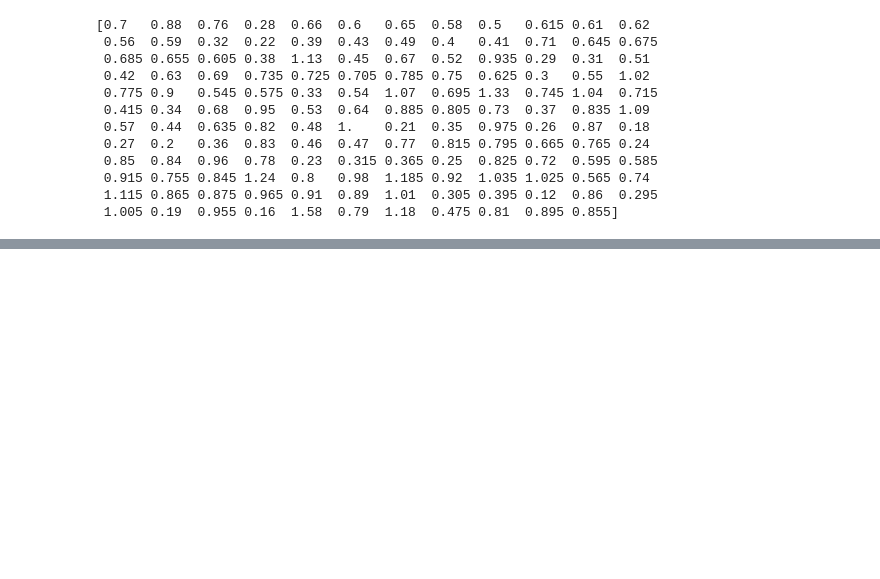
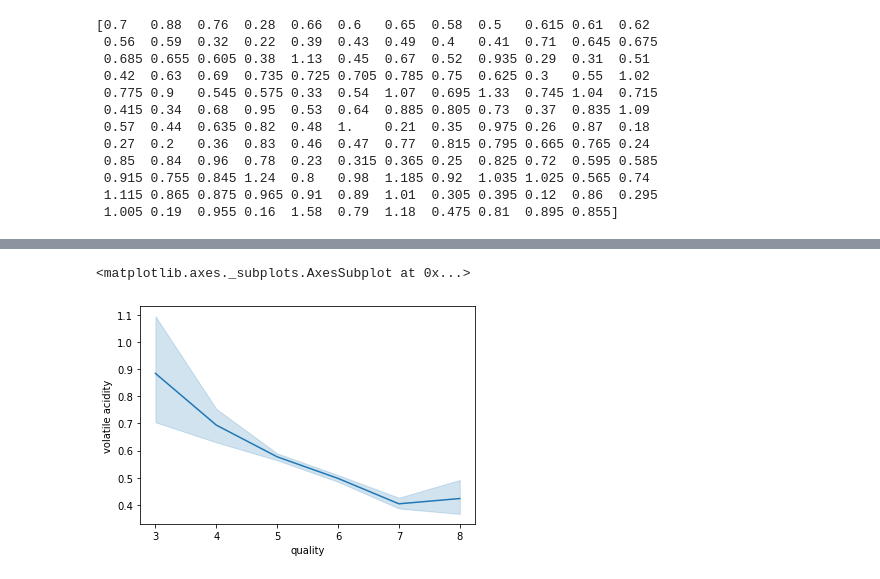
Before and after one commit to PJFinnerty/Machine-Learning-and-Statistics, a Jupyter notebook: Research.ipynb, the cells around one changed output, grey strips where cells are left out. Saved outputs shown, nothing was run; the diff lists cells and outputs as text; code cells hidden in the pictures; blank space fills up the shorter version.

```diff
--- a/Research.ipynb
+++ b/Research.ipynb
@@ -1009,0 +976,5 @@ print(data_3['volatile acidity'].unique())
+# %%
+sns.lineplot(data_3['quality'], data_3['volatile acidity'])
+# %% [output]
+<matplotlib.axes._subplots.AxesSubplot at 0x...>
+[figure, added]
```
Also changed, not shown: parts of 17 cells of this notebook.
